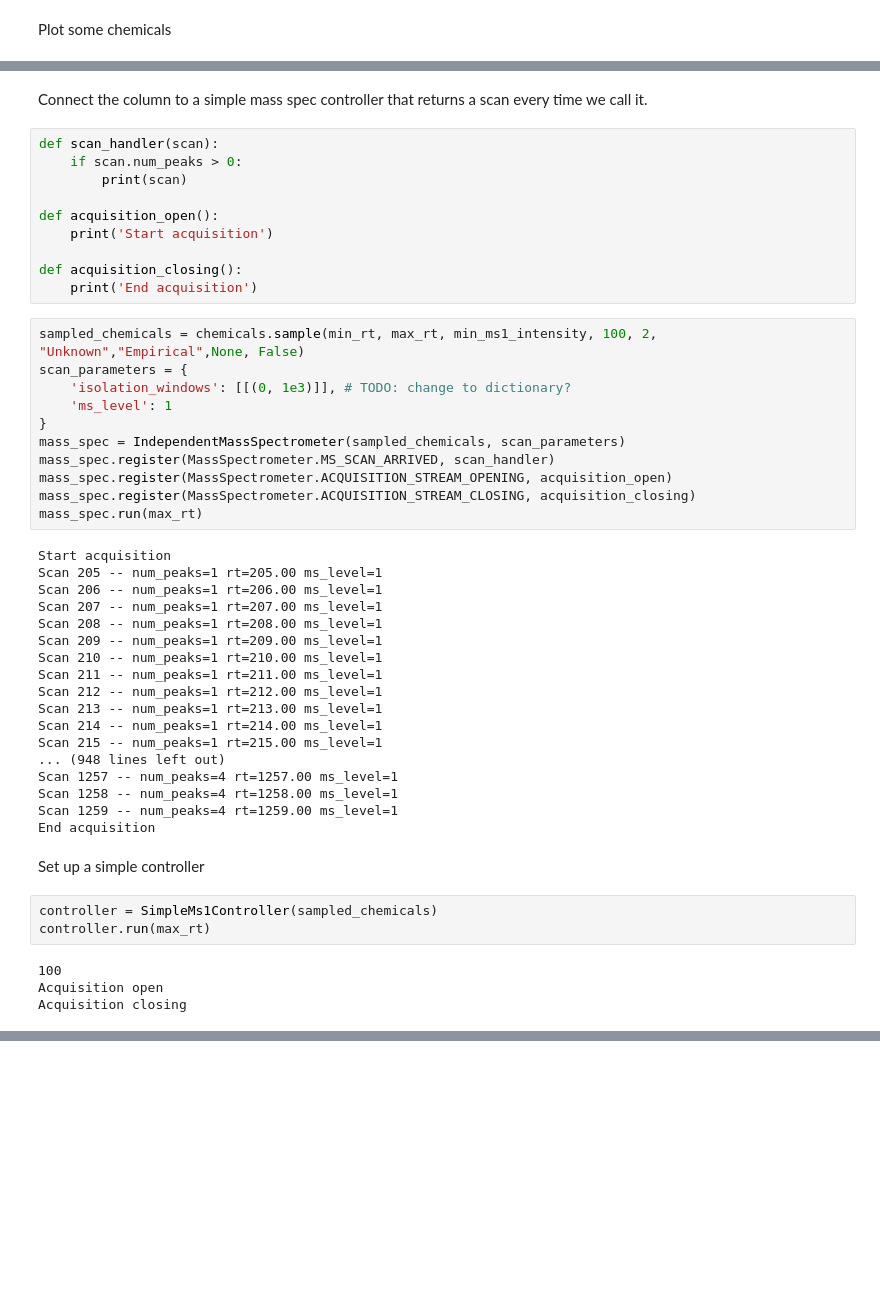
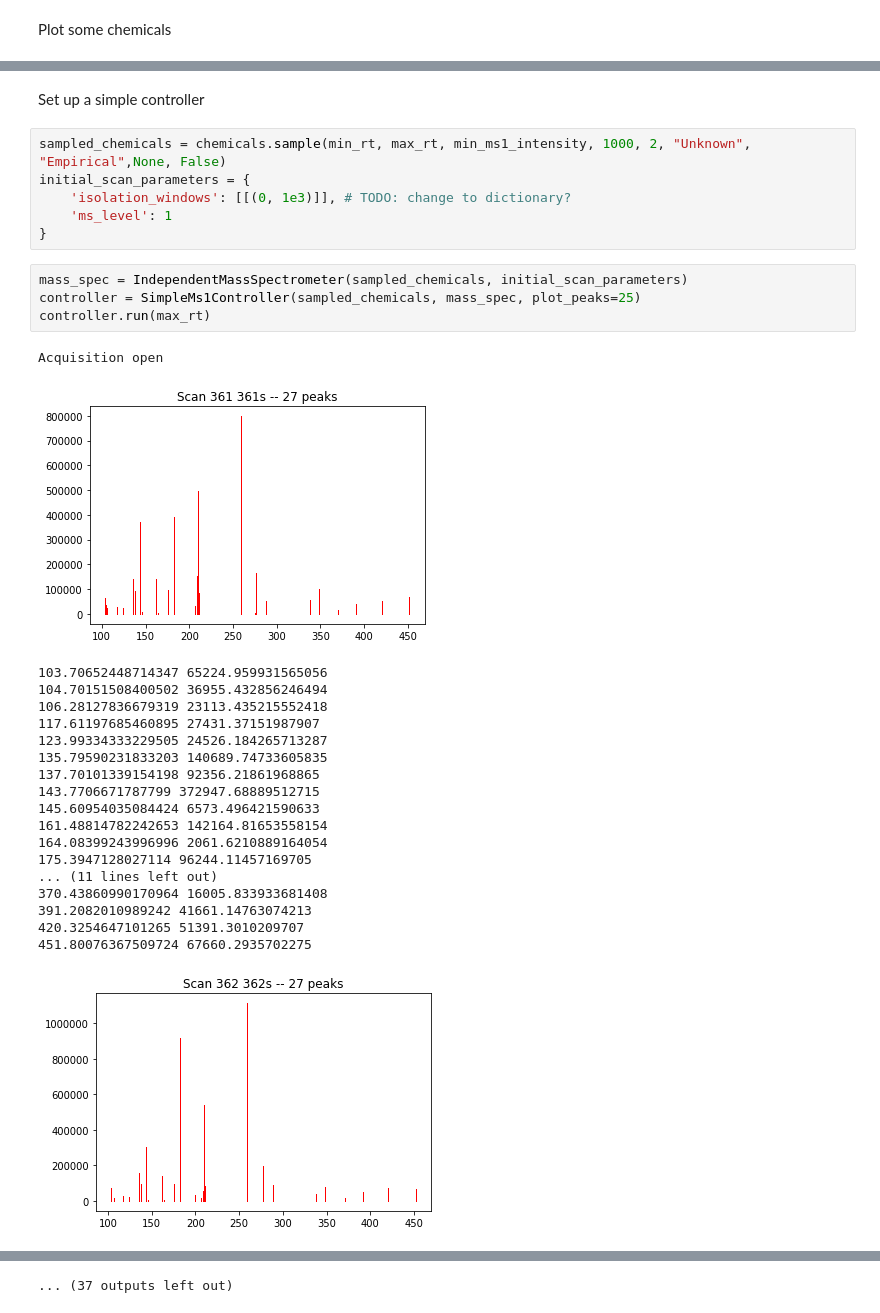
Before and after one commit to sdrogers/clms, a Jupyter notebook: Simulator/notebooks/controller_demo.ipynb, the cells around one changed output, grey strips where cells are left out. Drawn from its saved outputs; the diff is of its cells as text; blank space fills up the shorter version.

```diff
--- a/Simulator/notebooks/controller_demo.ipynb
+++ b/Simulator/notebooks/controller_demo.ipynb
@@ -89,51 +92,34 @@ UnknownChemical mz=276.3728 rt=599.62 max_intensity=1.00
 ... (8 outputs left out)
-# %% [markdown]
-Connect the column to a simple mass spec controller that returns a scan every time we call it.
-# %%
-def scan_handler(scan):
-    if scan.num_peaks > 0:
-        print(scan)
-
-def acquisition_open():
-    print('Start acquisition')
-
-def acquisition_closing():
-    print('End acquisition')
-# %%
-sampled_chemicals = chemicals.sample(min_rt, max_rt, min_ms1_intensity, 100, 2, "Unknown","Empirical",None, False)
-scan_parameters = {
-    'isolation_windows': [[(0, 1e3)]], # TODO: change to dictionary?
-    'ms_level': 1
-}
-mass_spec = IndependentMassSpectrometer(sampled_chemicals, scan_parameters)
-mass_spec.register(MassSpectrometer.MS_SCAN_ARRIVED, scan_handler)
-mass_spec.register(MassSpectrometer.ACQUISITION_STREAM_OPENING, acquisition_open)
-mass_spec.register(MassSpectrometer.ACQUISITION_STREAM_CLOSING, acquisition_closing)
-mass_spec.run(max_rt)
-# %% [output]
-Start acquisition
-Scan 205 -- num_peaks=1 rt=205.00 ms_level=1
-Scan 206 -- num_peaks=1 rt=206.00 ms_level=1
-Scan 207 -- num_peaks=1 rt=207.00 ms_level=1
-Scan 208 -- num_peaks=1 rt=208.00 ms_level=1
-Scan 209 -- num_peaks=1 rt=209.00 ms_level=1
-Scan 210 -- num_peaks=1 rt=210.00 ms_level=1
-Scan 211 -- num_peaks=1 rt=211.00 ms_level=1
-Scan 212 -- num_peaks=1 rt=212.00 ms_level=1
-Scan 213 -- num_peaks=1 rt=213.00 ms_level=1
-Scan 214 -- num_peaks=1 rt=214.00 ms_level=1
-Scan 215 -- num_peaks=1 rt=215.00 ms_level=1
-... (948 lines left out)
-Scan 1257 -- num_peaks=4 rt=1257.00 ms_level=1
-Scan 1258 -- num_peaks=4 rt=1258.00 ms_level=1
-Scan 1259 -- num_peaks=4 rt=1259.00 ms_level=1
-End acquisition
 # %% [markdown]
 Set up a simple controller
+# %%
+sampled_chemicals = chemicals.sample(min_rt, max_rt, min_ms1_intensity, 1000, 2, "Unknown", "Empirical",None, False)
+initial_scan_parameters = {
+    'isolation_windows': [[(0, 1e3)]], # TODO: change to dictionary?
+    'ms_level': 1
+}
 # %%
-controller = SimpleMs1Controller(sampled_chemicals)
+mass_spec = IndependentMassSpectrometer(sampled_chemicals, initial_scan_parameters)
+controller = SimpleMs1Controller(sampled_chemicals, mass_spec, plot_peaks=25)
 controller.run(max_rt)
 # %% [output]
-100
 Acquisition open
-Acquisition closing
+[figure, added]
+103.70652448714347 65224.959931565056
+104.70151508400502 36955.432856246494
+106.28127836679319 23113.435215552418
+117.61197685460895 27431.37151987907
+123.99334333229505 24526.184265713287
+135.79590231833203 140689.74733605835
+137.70101339154198 92356.21861968865
+143.7706671787799 372947.68889512715
+145.60954035084424 6573.496421590633
+161.48814782242653 142164.81653558154
+164.08399243996996 2061.6210889164054
+175.3947128027114 96244.11457169705
+... (11 lines left out)
+370.43860990170964 16005.833933681408
+391.2082010989242 41661.14763074213
+420.3254647101265 51391.3010209707
+451.80076367509724 67660.2935702275
+[figure, added]
@@ -139,0 +198 @@ Acquisition closing
+... (37 outputs left out)
```
Also changed, not shown: parts of 7 cells of this notebook, 2 other files.
